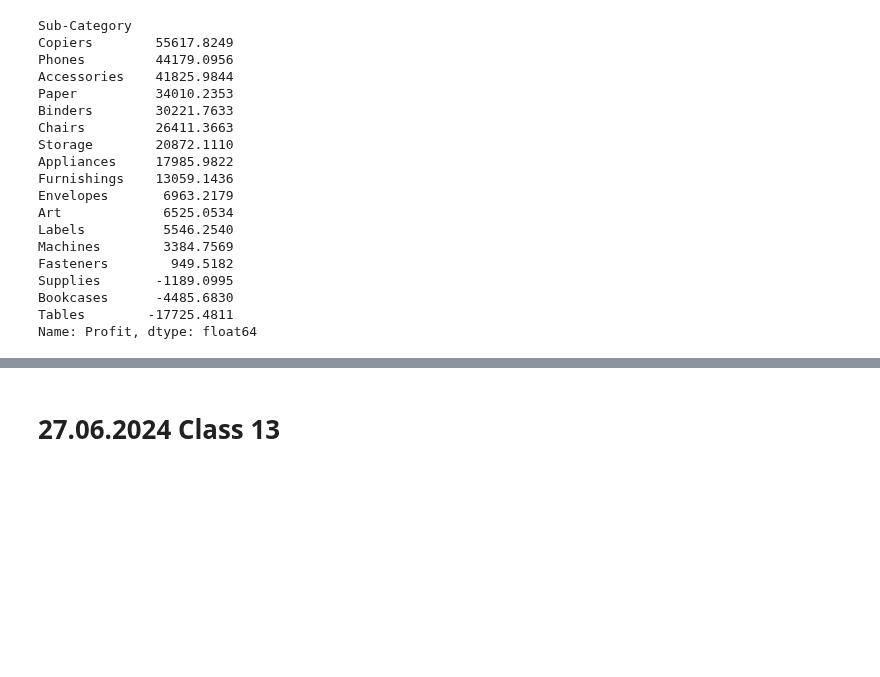
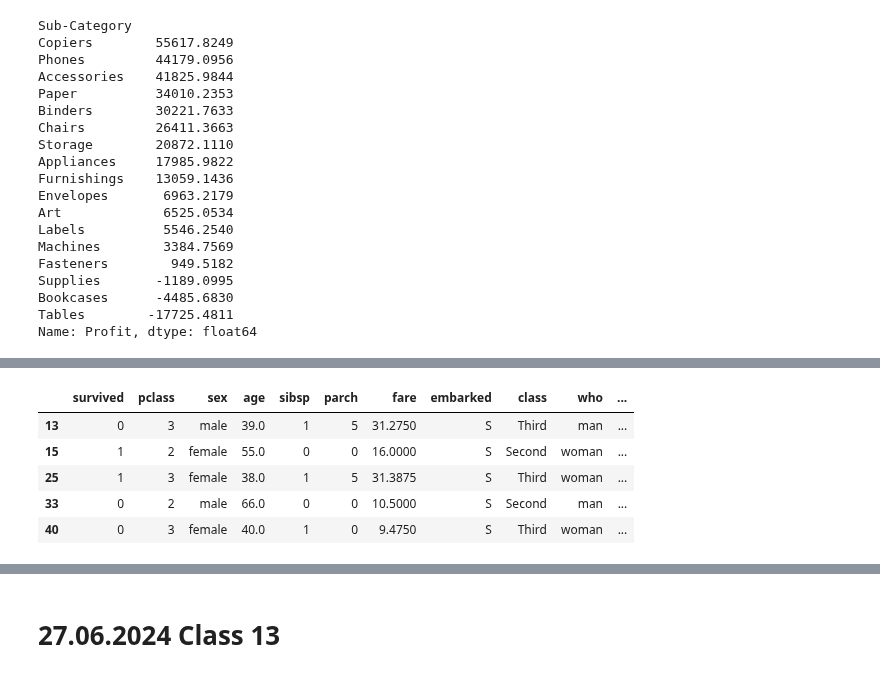
Before and after one commit to albertodavincishekhawat/3RI, a Jupyter notebook: analytics/2. Pandas.ipynb, the cells around one changed output, grey strips where cells are left out. Drawn from its saved outputs; the diff is of its cells as text; code cells hidden in the pictures; blank space fills up the shorter version.

```diff
--- a/analytics/2. Pandas.ipynb
+++ b/analytics/2. Pandas.ipynb
@@ -733,0 +897,10 @@ Name: Profit, dtype: float64
+# %%
+above_35_class_23 = titanic[(titanic["pclass"].isin([2,3])) & (titanic["age"] > 35)]
+above_35_class_23.head()
+# %% [output]
+|  | survived | pclass | sex | age | sibsp | parch | fare | embarked | class | who | ... |
+| 13 | 0 | 3 | male | 39.0 | 1 | 5 | 31.2750 | S | Third | man | ... |
+| 15 | 1 | 2 | female | 55.0 | 0 | 0 | 16.0000 | S | Second | woman | ... |
+| 25 | 1 | 3 | female | 38.0 | 1 | 5 | 31.3875 | S | Third | woman | ... |
+| 33 | 0 | 2 | male | 66.0 | 0 | 0 | 10.5000 | S | Second | man | ... |
+| 40 | 0 | 3 | female | 40.0 | 1 | 0 | 9.4750 | S | Third | woman | ... |
```
Also changed, not shown: parts of 32 cells of this notebook, 2 other files.
